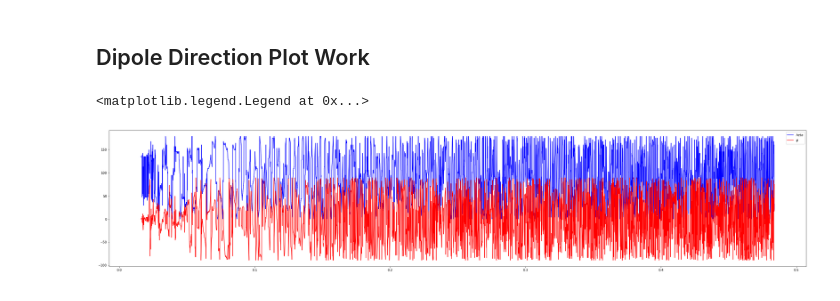
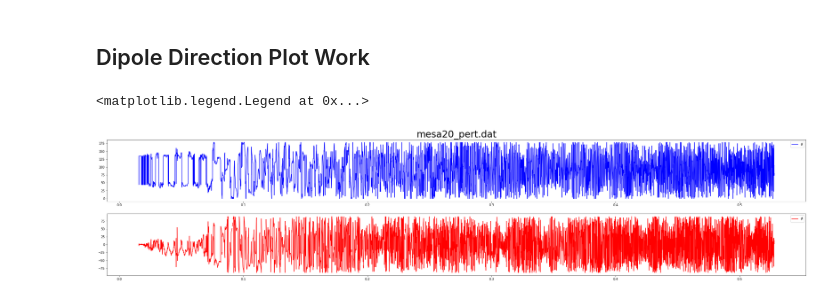
Before and after one commit to StevenVC/PajkosSummerResearch, a Jupyter notebook: programs/3D_GW_MaxVal_Scatter-1.ipynb, the cells around one changed output. Cells and saved outputs as stored; diff of their text form; code cells hidden in the pictures.

```diff
--- a/programs/3D_GW_MaxVal_Scatter-1.ipynb
+++ b/programs/3D_GW_MaxVal_Scatter-1.ipynb
@@ -547,10 +547,10 @@ def maxStrainDipoleDirectionPlot(polarization = 0, numberVerts = 100j, norm = Fa
         sV_Y_MV = sV_Y_MV/rPos #Normalize y data
         sV_Z_MV = sV_Z_MV/rPos #Normalize z data
 
-#     theta = np.arctan((((sV_X_MV**2) + (sV_Y_MV**2))**1/2) / sV_Z_MV) #Get the theta value associated with the current cords
-#     phi = np.arctan(sV_Y_MV/sV_X_MV) #Get the phi value associated with the current cords
+    theta = np.arccos(Zset/(np.sqrt((Xset**2)+(Yset**2)+(Zset**2))))
+    phi = np.arctan(Yset/Xset)
 
-    return(sV_X_MV,sV_Y_MV,sV_Z_MV)
+    return(theta, phi)
 # %%
 #Data read info
 path = r'C:\Users\crazy\PajkosResearch\Mesa20DataFiles'
@@ -565,4 +565,5 @@ rA = np.arange(0,360,2) #Rotation array (start,end,step) (degrees)
 
 polarPC = 1 #Polarization (0 = cross, 1 = plus)
 # %%
-t,Qxx,Qyy,Qxy,Qxz,Qyz,Qzz = loadDatQ(path, fNames_mensa20[3], colUse)
+dataUsed = fNames_mensa20[1]
+t,Qxx,Qyy,Qxy,Qxz,Qyz,Qzz = loadDatQ(path, dataUsed, colUse)
@@ -575,10 +570,17 @@ time = t[0:-1:5]
+# %%
+theta, phi = maxStrainDipoleDirectionPlot(norm = True)
+
+time = t[0:-1:5]
 # %%
 fig = plt.figure(figsize = (40,8))
-axSV_MV_A = fig.add_subplot(111)
+axSV_MV_A1 = fig.add_subplot(211)
+axSV_MV_A2 = fig.add_subplot(212)
 
-axSV_MV_A.plot(time, np.degrees(theta), c = 'blue', label = '$\theta$')
-axSV_MV_A.plot(time, np.degrees(phi), c = 'red', label = '$\phi$')
-axSV_MV_A.legend()
+axSV_MV_A1.plot(time, np.degrees(theta), c = 'blue', label = r'$\theta$')
+axSV_MV_A2.plot(time, np.degrees(phi), c = 'red', label = '$\phi$')
+axSV_MV_A1.set_title(dataUsed, fontsize = 30)
+axSV_MV_A1.legend()
+axSV_MV_A2.legend()
 # %% [output]
 <matplotlib.legend.Legend at 0x...>
-[figure, old version]
+[figure, new version]
```
Also changed, not shown: parts of 4 cells of this notebook.
